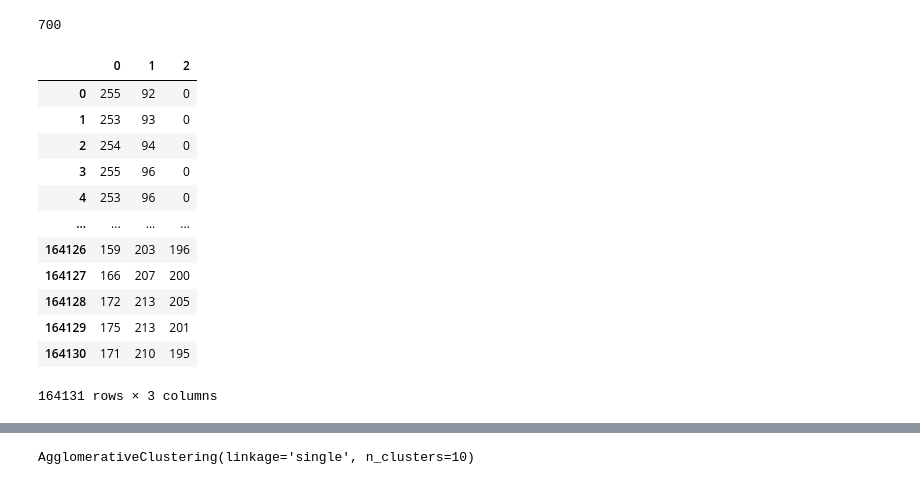
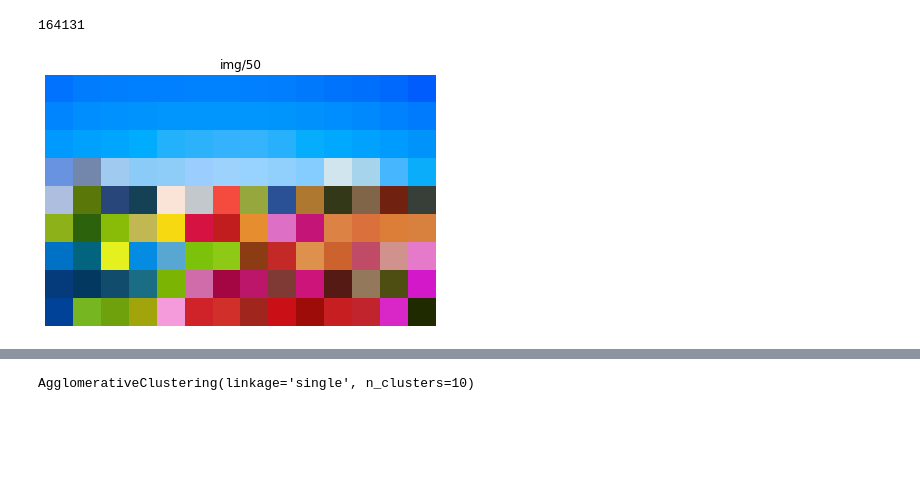
Before and after one commit to sergeimoiseev/neuro, a Jupyter notebook: feml-11-hw-10-clust/task10.ipynb, the cells around one changed output, grey strips where cells are left out. Saved outputs shown, nothing was run; the diff lists cells and outputs as text; code cells hidden in the pictures; blank space fills up the shorter version.

```diff
--- a/feml-11-hw-10-clust/task10.ipynb
+++ b/feml-11-hw-10-clust/task10.ipynb
@@ -40,26 +31,19 @@ draw_picture(i_r_r, "img")
-# %%
-len(img[0])
-# %% [output]
-700
 # %%
 # Исходное число цветов
 df_test = pd.DataFrame(i_r,dtype=np.short)
 df_test.drop_duplicates(inplace = True, ignore_index=True)
-df_test
+print(len(df_test))
 # %% [output]
-|  | 0 | 1 | 2 |
-| 0 | 255 | 92 | 0 |
-| 1 | 253 | 93 | 0 |
-| 2 | 254 | 94 | 0 |
-| 3 | 255 | 96 | 0 |
-| 4 | 253 | 96 | 0 |
-| ... | ... | ... | ... |
-| 164126 | 159 | 203 | 196 |
-| 164127 | 166 | 207 | 200 |
-| 164128 | 172 | 213 | 205 |
-| 164129 | 175 | 213 | 201 |
-| 164130 | 171 | 210 | 195 |
-164131 rows × 3 columns
+164131
+# %%
+
+i_rs = resize(img,
+    (img.shape[0] // 50,
+    img.shape[1] // 50),
+    anti_aliasing=False)
+draw_picture(i_rs, "img/50")
+# %% [output]
+[figure, added]
 # %%
 # db = DBSCAN(eps=1, min_samples=100).fit(i_r)
 # число кластеров
```
Also changed, not shown: parts of 11 cells of this notebook.
